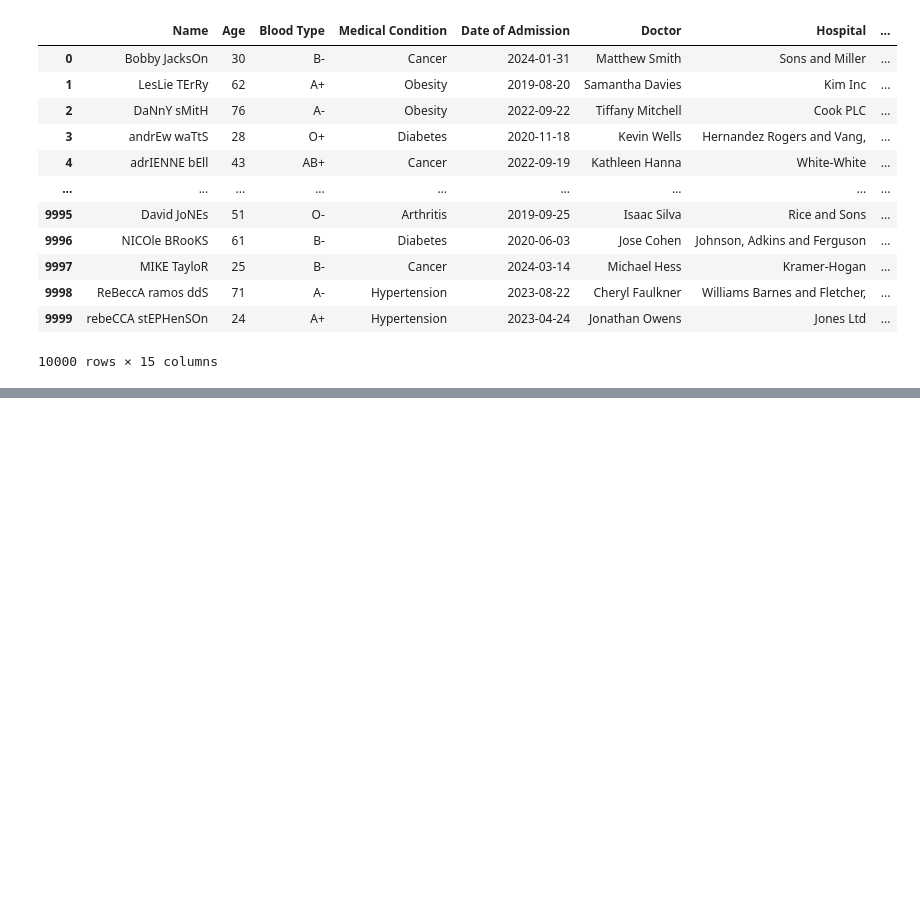
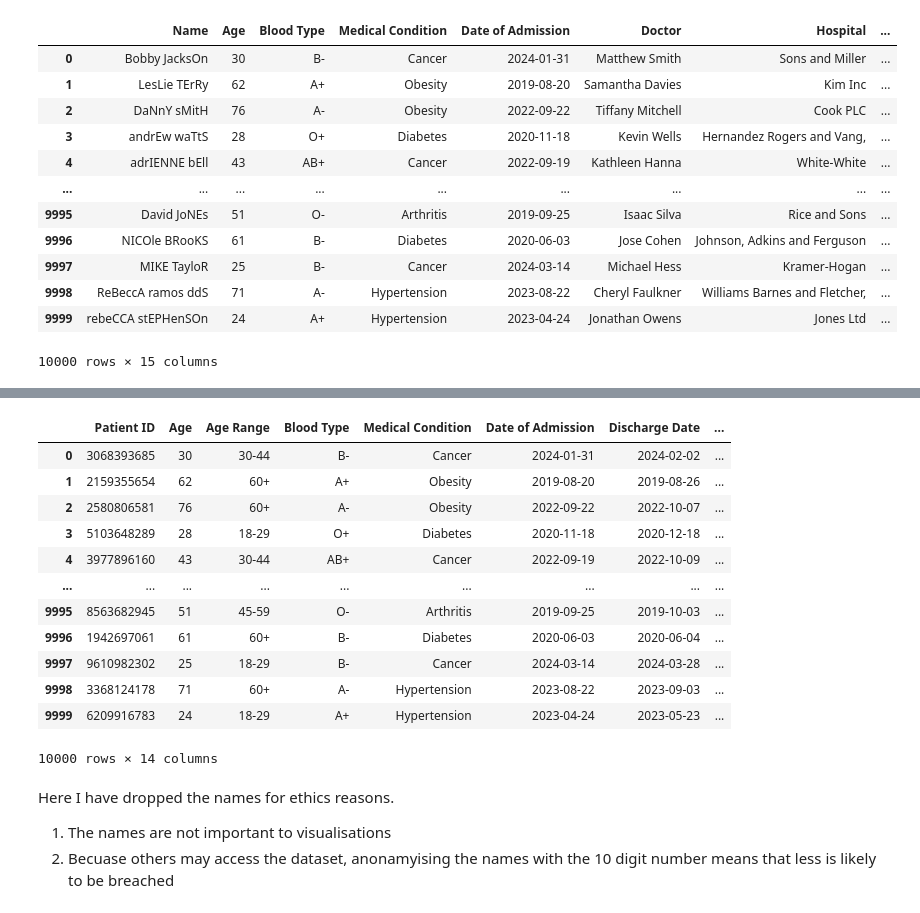
Before and after one commit to MatTetsu/Healthcare, a Jupyter notebook: jupyter_notebooks/Healthcare_Cleaning.ipynb, the cells around one changed output, grey strips where cells are left out. Cells and saved outputs as stored; diff of their text form; code cells hidden in the pictures; blank space fills up the shorter version.

```diff
--- a/jupyter_notebooks/Healthcare_Cleaning.ipynb
+++ b/jupyter_notebooks/Healthcare_Cleaning.ipynb
@@ -155,0 +206,22 @@ df
+# %%
+df.drop(columns=["Name"], inplace=True)
+# %%
+df
+# %% [output]
+|  | Patient ID | Age | Age Range | Blood Type | Medical Condition | Date of Admission | Discharge Date | ... |
+| 0 | 3068393685 | 30 | 30-44 | B- | Cancer | 2024-01-31 | 2024-02-02 | ... |
+| 1 | 2159355654 | 62 | 60+ | A+ | Obesity | 2019-08-20 | 2019-08-26 | ... |
+| 2 | 2580806581 | 76 | 60+ | A- | Obesity | 2022-09-22 | 2022-10-07 | ... |
+| 3 | 5103648289 | 28 | 18-29 | O+ | Diabetes | 2020-11-18 | 2020-12-18 | ... |
+| 4 | 3977896160 | 43 | 30-44 | AB+ | Cancer | 2022-09-19 | 2022-10-09 | ... |
+| ... | ... | ... | ... | ... | ... | ... | ... | ... |
+| 9995 | 8563682945 | 51 | 45-59 | O- | Arthritis | 2019-09-25 | 2019-10-03 | ... |
+| 9996 | 1942697061 | 61 | 60+ | B- | Diabetes | 2020-06-03 | 2020-06-04 | ... |
+| 9997 | 9610982302 | 25 | 18-29 | B- | Cancer | 2024-03-14 | 2024-03-28 | ... |
+| 9998 | 3368124178 | 71 | 60+ | A- | Hypertension | 2023-08-22 | 2023-09-03 | ... |
+| 9999 | 6209916783 | 24 | 18-29 | A+ | Hypertension | 2023-04-24 | 2023-05-23 | ... |
+10000 rows × 14 columns
+# %% [markdown]
+Here I have dropped the names for ethics reasons.
+1) The names are not important to visualisations
+2) Becuase others may access the dataset, anonamyising the names with the 10 digit number means that less is likely to be breached
```
Also changed, not shown: parts of 10 cells of this notebook.
